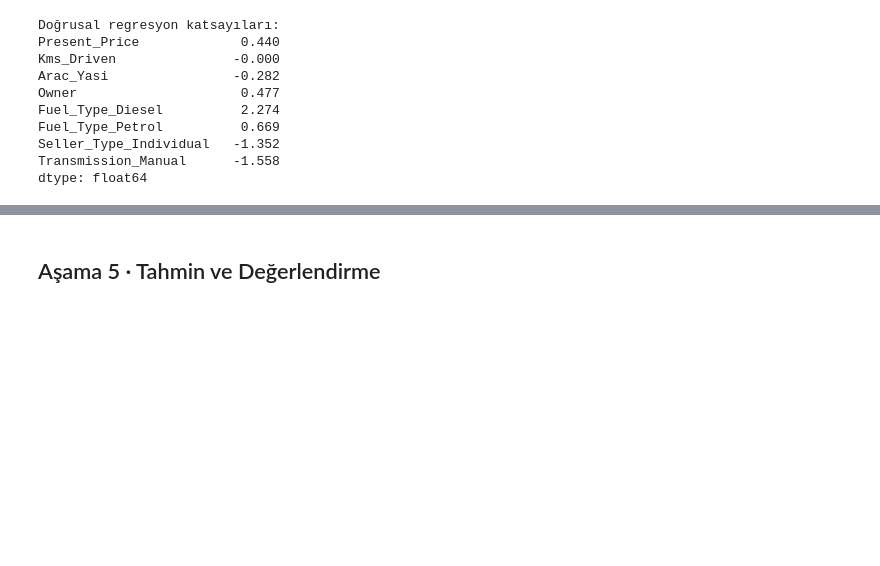
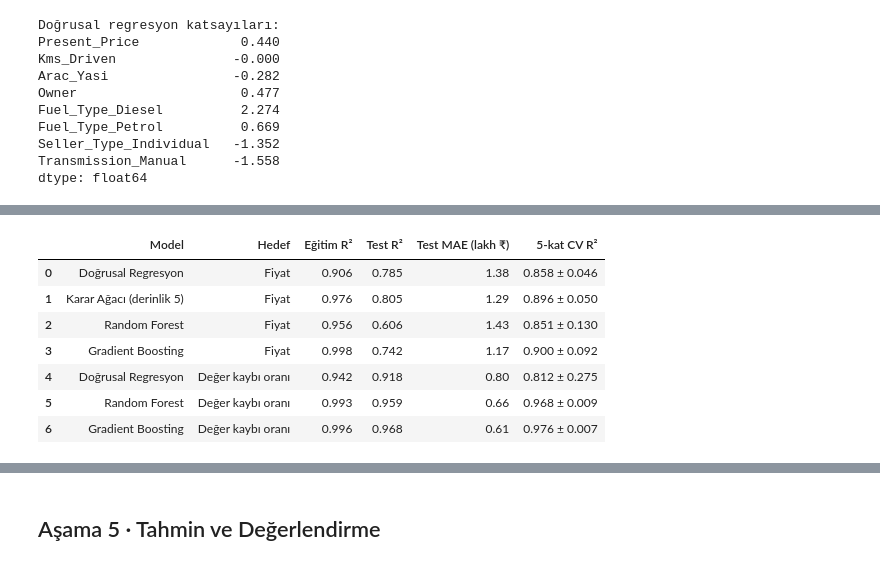
Before and after one commit to mirhanserim/yapay-zeka-portfolyo, a Jupyter notebook: 1_Python_Arac_Fiyat/Arac_Fiyat_Tahmini.ipynb, the cells around one changed output, grey strips where cells are left out. Cells and saved outputs as stored; diff of their text form; code cells hidden in the pictures; blank space fills up the shorter version.

```diff
--- a/1_Python_Arac_Fiyat/Arac_Fiyat_Tahmini.ipynb
+++ b/1_Python_Arac_Fiyat/Arac_Fiyat_Tahmini.ipynb
@@ -229,0 +233,32 @@ görmek için **derinliği 5 ile sınırlı bir Karar Ağacı** da karşılaşt
+# %%
+def capraz_r2(yap, oran_hedefi=False, k=5):
+    """5 katlı çapraz doğrulamada ortalama R² (oran hedefinde tahmin tekrar fiyata çevrilir)."""
+    skorlar = []
+    for egt, tst in KFold(k, shuffle=True, random_state=RASTGELE).split(X):
+        m = yap()
+        hedef = y.iloc[egt] / X.iloc[egt]["Present_Price"] if oran_hedefi else y.iloc[egt]
+        m.fit(X.iloc[egt], hedef)
+        p = m.predict(X.iloc[tst]) * (X.iloc[tst]["Present_Price"] if oran_hedefi else 1)
+        skorlar.append(r2_score(y.iloc[tst], p))
+    return np.mean(skorlar), np.std(skorlar)
+
+ADAYLAR = {
+    "Doğrusal Regresyon": lambda: LinearRegression(),
+    "Karar Ağacı (derinlik 5)": lambda: DecisionTreeRegressor(max_depth=5, random_state=RASTGELE),
+    "Random Forest": lambda: RandomForestRegressor(n_estimators=300, min_samples_leaf=2, random_state=RASTGELE),
+    "Gradient Boosting": lambda: GradientBoostingRegressor(n_estimators=300, learning_rate=0.05, max_depth=3, random_state=RASTGELE),
+}
+
+def olc(ad, yap, oran_hedefi=False):
+    m = yap()
+    m.fit(X_egitim, y_egitim / X_egitim["Present_Price"] if oran_hedefi else y_egitim)
+    carpan_e = X_egitim["Present_Price"] if oran_hedefi else 1
+    carpan_t = X_test["Present_Price"] if oran_hedefi else 1
+    p_e, p_t = m.predict(X_egitim) * carpan_e, m.predict(X_test) * carpan_t
+    cv_ort, cv_std = capraz_r2(yap, oran_hedefi)
+    return m, {"Model": ad, "Hedef": "Değer kaybı oranı" if oran_hedefi else "Fiyat",
+               "Eğitim R²": round(r2_score(y_egitim, p_e), 3), "Test R²": round(r2_score(y_test, p_t), 3),
+               "Test MAE (lakh ₹)": round(mean_absolute_error(y_test, p_t), 2), "5-kat CV R²": f"{cv_ort:.3f} ± {cv_std:.3f}"}
+
+sonuclar = [olc(ad, yap)[1] for ad, yap in ADAYLAR.items()]
+pd.DataFrame(sonuclar)
@@ -229,0 +280,18 @@ görmek için **derinliği 5 ile sınırlı bir Karar Ağacı** da karşılaşt
+# %%
+sonuclar_oran = []
+modeller_oran = {}
+for ad in ["Doğrusal Regresyon", "Random Forest", "Gradient Boosting"]:
+    m, satir = olc(ad, ADAYLAR[ad], oran_hedefi=True)
+    modeller_oran[ad] = m; sonuclar_oran.append(satir)
+
+karsilastirma = pd.DataFrame(sonuclar + sonuclar_oran)
+karsilastirma
+# %% [output]
+|  | Model | Hedef | Eğitim R² | Test R² | Test MAE (lakh ₹) | 5-kat CV R² |
+| 0 | Doğrusal Regresyon | Fiyat | 0.906 | 0.785 | 1.38 | 0.858 ± 0.046 |
+| 1 | Karar Ağacı (derinlik 5) | Fiyat | 0.976 | 0.805 | 1.29 | 0.896 ± 0.050 |
+| 2 | Random Forest | Fiyat | 0.956 | 0.606 | 1.43 | 0.851 ± 0.130 |
+| 3 | Gradient Boosting | Fiyat | 0.998 | 0.742 | 1.17 | 0.900 ± 0.092 |
+| 4 | Doğrusal Regresyon | Değer kaybı oranı | 0.942 | 0.918 | 0.80 | 0.812 ± 0.275 |
+| 5 | Random Forest | Değer kaybı oranı | 0.993 | 0.959 | 0.66 | 0.968 ± 0.009 |
+| 6 | Gradient Boosting | Değer kaybı oranı | 0.996 | 0.968 | 0.61 | 0.976 ± 0.007 |
```
Also changed, not shown: parts of 24 cells of this notebook, 4 other files.
